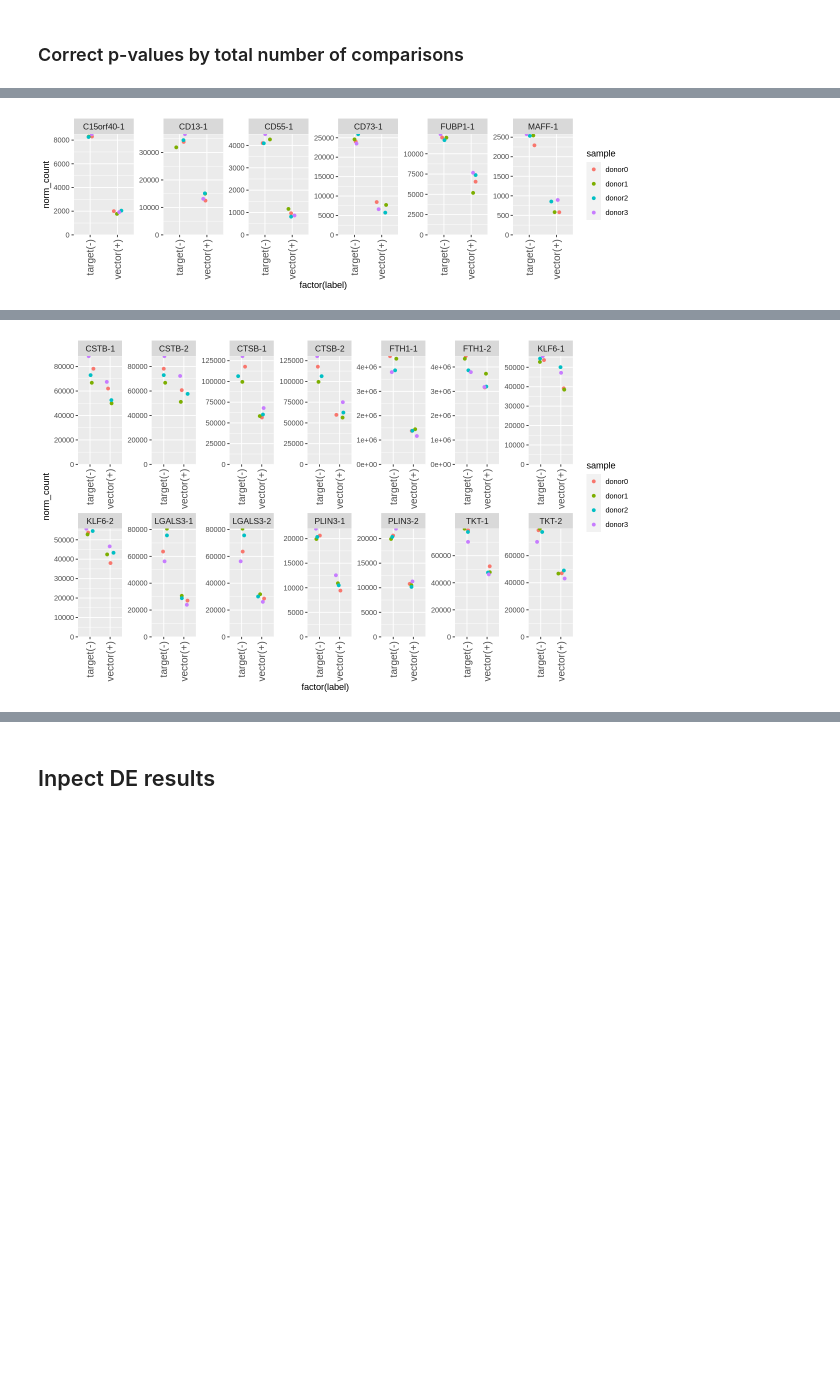
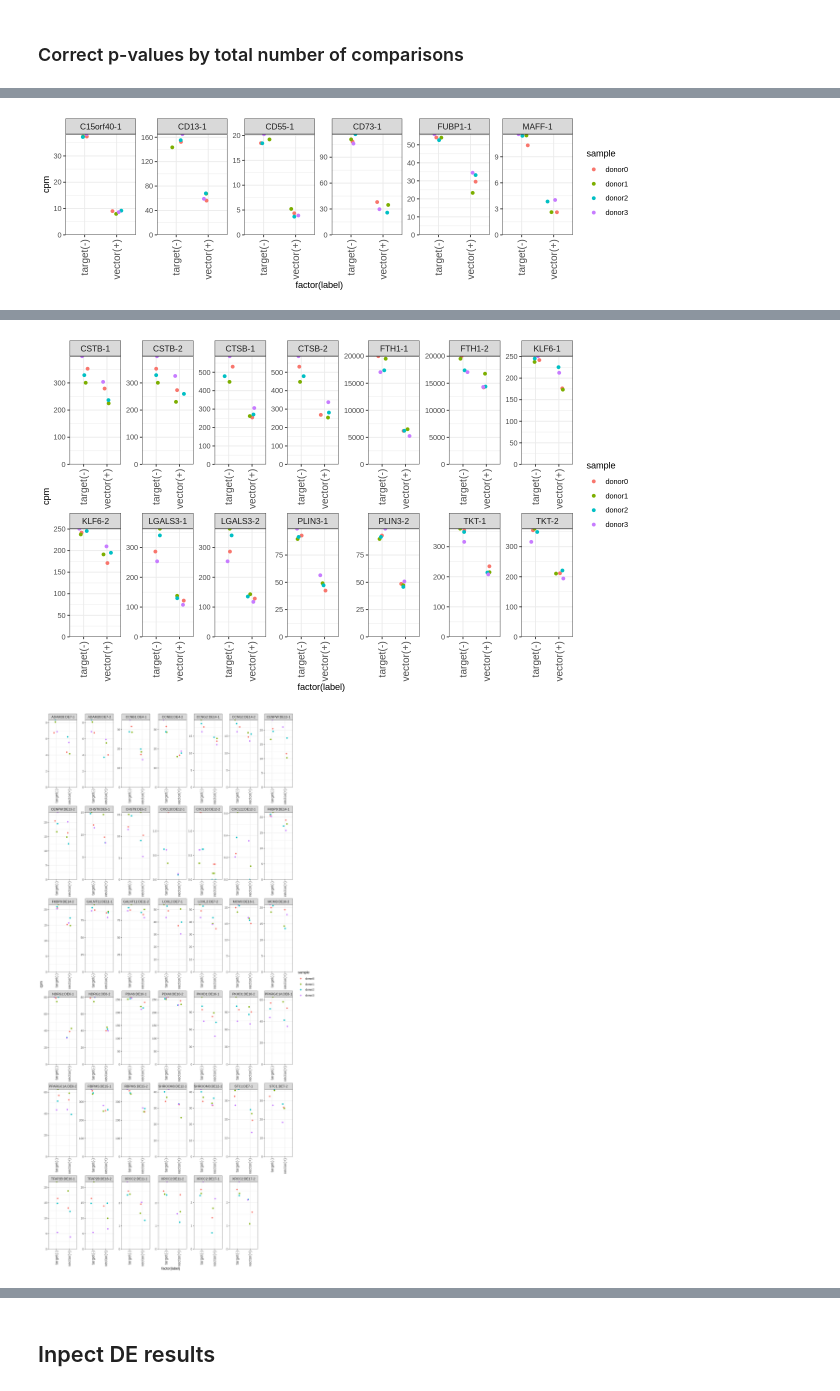
Before and after one commit to ucsf-lgr/ckd-workflow, a Jupyter notebook: secondary/04_DE_by_plasmid_Pseudobulk_Only_Neigbors_v2_refactored.ipynb, the cells around one changed output, grey strips where cells are left out. Saved outputs shown, nothing was run; the diff lists cells and outputs as text; code cells hidden in the pictures; blank space fills up the shorter version.

```diff
--- a/secondary/04_DE_by_plasmid_Pseudobulk_Only_Neigbors_v2_refactored.ipynb
+++ b/secondary/04_DE_by_plasmid_Pseudobulk_Only_Neigbors_v2_refactored.ipynb
@@ -494,8 +495,9 @@ process_target_cells <- function(
 }
 # %%
 source('/home/vsevim/prj/workflows/ckd/secondary/helper_functions_for_diffex.r')
-df_targets = unique(filter(df_guide, subclass=='ckd_de'))
-df_targets = unique(filter(df_guide, class=='targeting'))
+df_targets = read.table("/home/vsevim/prj/1012-ckd/S1/scripts/library_csv/66CRISPRi_TARGETS.txt", sep = "\t", header = T, strip.white = T)
+#df_targets = unique(filter(df_guide, subclass=='ckd_de'))
+#df_targets = unique(filter(df_guide, class=='targeting'))
 #df_targets = unique(filter(df_guide, alias=='PLIN3'))
 pos_label = "vector_positive"
 neg_label = "target_negative"
@@ -514,6 +516,7 @@ for (i in 1:nrow(df_targets)) {
     target_subclass = df_targets[i, 'subclass']
     label           = df_targets[i, 'label']
     vector_id       = gsub("a", "", df_targets[i, 'guide1'])
+    diffexed_gene   = df_targets[i, 'diffexed_gene']
     snp_id_or_gene_name = df_targets[i,'gene']
 
     # Check if "target" is not a DE gene
@@ -546,7 +549,7 @@ for (i in 1:nrow(df_targets)) {
     # Process cells with the given target and perturbation status
     if("vector_positive" %in% levels((Idents(seurat_dummy)))) {
         dummy <- process_target_cells(
-            seurat_dummy, target, vector_id, is_de, neighbors,
+            seurat_dummy, target, vector_id, is_de, neighbors, diffexed_gene,
             perturbed_cells_by_guide, guides_on_plasmid, guides_4_target,
             df_cell_counts, df_neighbor_de, pos_label, neg_label, target_subclass
         )
@@ -719,11 +744,12 @@ df_cell_counts$label = str_replace(df_cell_counts$label, "donor._", "")
 df_cell_counts$label = str_replace(df_cell_counts$label, "cluster0", "vector(+)")
 df_cell_counts$label = str_replace(df_cell_counts$label, "cluster1", "target(-)")
 df_cell_counts$label = str_replace(df_cell_counts$label, "clustervector_B", "(O)")
-df_cell_counts$norm_count = max(df_cell_counts$lib.size) * df_cell_counts$count/df_cell_counts$lib.size
+df_cell_counts$t_and_v = paste0(df_cell_counts$target, ":", df_cell_counts$vector)
+#df_cell_counts$norm_count = max(df_cell_counts$lib.size) * df_cell_counts$count/df_cell_counts$lib.size
 
-df_cell_counts_tss = df_cell_counts %>% filter(subclass == 'tss')
-df_cell_counts_de  = df_cell_counts %>% filter(subclass == 'de_control')
-
+df_cell_counts_tss    = df_cell_counts %>% filter(subclass == 'tss')
+df_cell_counts_de     = df_cell_counts %>% filter(subclass == 'de_control')
+df_cell_counts_ckd_de = df_cell_counts %>% filter(subclass == 'ckd_de')
 
 # ggplot(df_cell_counts_tss, aes(x = label, y = norm_count, fill = sample))+
 #     geom_bar(position = position_dodge2(padding = 0.3), width = 0.75, stat="identity")  +
@@ -735,27 +761,40 @@ df_cell_counts_de  = df_cell_counts %>% filter(subclass == 'de_control')
 
 options(repr.plot.width=10, repr.plot.height=3)
 #options(repr.plot.width=10, repr.plot.height=6)
-ggplot(df_cell_counts_tss, aes(x = factor(label), y = norm_count))+
+ggplot(df_cell_counts_tss, aes(x = factor(label), y = cpm))+
     geom_jitter(aes(color=sample), width=0.2)  +
     facet_wrap(~ vector, scales="free", ncol = 6) +
     scale_y_continuous(expand = c(0, 0), limits = c(0,NA)) +
+    theme_bw() +
+    theme(
+        axis.text.x = element_text(angle = 90, vjust = 0.5, hjust=1, size = 12),
+        strip.text = element_text(size=10)
+    )
+
+options(repr.plot.width=10, repr.plot.height=6)
+#options(repr.plot.width=11, repr.plot.height=9)
+ggplot(df_cell_counts_de, aes(x = factor(label), y = cpm))+
+    geom_jitter(aes(color=sample),width=0.2)  +
+    facet_wrap(~ vector, scales="free", ncol = 7) +
+    scale_y_continuous(expand = c(0, 0), limits = c(0,NA)) +
+    theme_bw() +
+    theme(
+        axis.text.x = element_text(angle = 90, vjust = 0.5, hjust=1, size = 12),
+        strip.text = element_text(size=10)
+    )
+options(repr.plot.width=12, repr.plot.height=18)
+#options(repr.plot.width=10, repr.plot.height=6)
+ggplot(df_cell_counts_ckd_de, aes(x = factor(label), y = cpm))+
+    geom_jitter(aes(color=sample), width=0.2)  +
+    facet_wrap(~ t_and_v, scales="free", ncol = 7) +
+    scale_y_continuous(expand = c(0, 0), limits = c(0,NA)) +
+    theme_bw() +
     theme(
         axis.text.x = element_text(angle = 90, vjust = 0.5, hjust=1, size = 12),
         strip.text = element_text(size=10)
     )
 
 
-options(repr.plot.width=10, repr.plot.height=6)
-#options(repr.plot.width=11, repr.plot.height=9)
-ggplot(df_cell_counts_de, aes(x = factor(label), y = norm_count))+
-    geom_jitter(aes(color=sample),width=0.2)  +
-    facet_wrap(~ vector, scales="free", ncol = 7) +
-    scale_y_continuous(expand = c(0, 0), limits = c(0,NA)) +
-    theme(
-        axis.text.x = element_text(angle = 90, vjust = 0.5, hjust=1, size = 12),
-        strip.text = element_text(size=10)
-    )
-
 #geom_bar(position = position_dodge2(padding = 0.3), stat="identity")  +
 # %% [output]
-[figure, old version]
+[figure, new version]
@@ -762,4 +803,5 @@ ggplot(df_cell_counts_de, aes(x = factor(label), y = norm_count))+
-[figure, old version]
+[figure, new version]
+[figure, added]
 # %%
 head(df_cell_counts)
 # %% [output]
```
Also changed, not shown: parts of 25 cells of this notebook.
